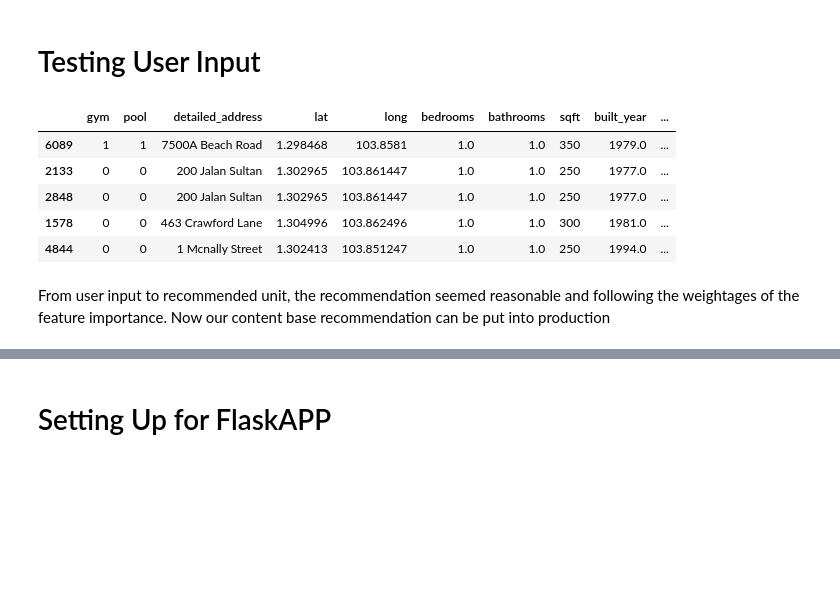
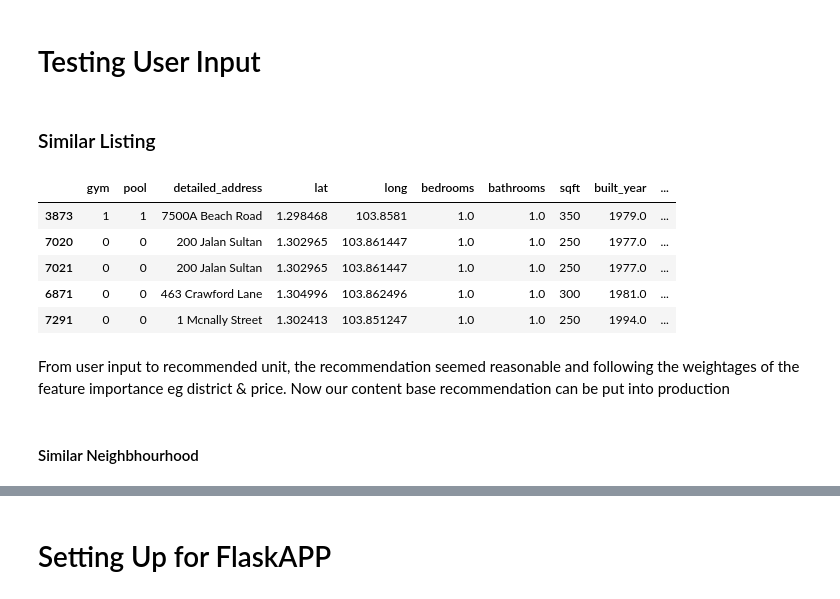
Before and after one commit to JosephSkippy/SingaporeCondoRental, a Jupyter notebook: 05 Recommendation.ipynb, the cells around one changed output, grey strips where cells are left out. Drawn from its saved outputs; the diff is of its cells as text; code cells hidden in the pictures; blank space fills up the shorter version.

Commit message:
update cluster recommendation

```diff
--- a/05 Recommendation.ipynb
+++ b/05 Recommendation.ipynb
@@ -170,30 +224,38 @@ user_input = {
     'sqft' : 123,
     'pool' : 1,
     'gym': 1,
+    'cluster_label' : 2
 }
 
-#need to rearrange column as per fit
-rearrange = ['district', 'mrt', 'built_year', 'walking_time_to_mrt', 'sqft', 'pool', 'gym', 'price_month']
+#need to rearrange column as per fit for ct
+#for recommending similar listing
+rearrange = ['district', 'mrt', 'built_year', 'walking_time_to_mrt', 'sqft', 'pool', 'gym', 'price_month', 'cluster_label']
 
-testing2 = pd.DataFrame.from_dict(user_input, orient='index').T
-testing2 = testing2[rearrange]
+testing = pd.DataFrame.from_dict(user_input, orient='index').T
+testing = testing[rearrange]
 # %%
 #transform into dataframe
-user = pd.DataFrame(ct.transform(testing2).toarray(), columns=all_feature)
+user = pd.DataFrame(ct.transform(testing).toarray(), columns=all_feature)
+# %% [markdown]
+### Similar Listing
+# %%
+user_sim = user.drop('cluster_label', axis=1)
 # %%
 #update the weight of the feature (eg put more importance on price and district)
-user = feature_importance.transform(user)
+user_sim = feature_importance.transform(user_sim)
 # %%
 #display recommender
-index = neigh.kneighbors(user,  return_distance=False)
+index = neigh.kneighbors(user_sim,  return_distance=False)
 selected_index = np.reshape(index, -1)
 df_recommender.iloc[selected_index]
 # %% [output]
 |  | gym | pool | detailed_address | lat | long | bedrooms | bathrooms | sqft | built_year | ... |
-| 6089 | 1 | 1 | 7500A Beach Road | 1.298468 | 103.8581 | 1.0 | 1.0 | 350 | 1979.0 | ... |
-| 2133 | 0 | 0 | 200 Jalan Sultan | 1.302965 | 103.861447 | 1.0 | 1.0 | 250 | 1977.0 | ... |
-| 2848 | 0 | 0 | 200 Jalan Sultan | 1.302965 | 103.861447 | 1.0 | 1.0 | 250 | 1977.0 | ... |
-| 1578 | 0 | 0 | 463 Crawford Lane | 1.304996 | 103.862496 | 1.0 | 1.0 | 300 | 1981.0 | ... |
-| 4844 | 0 | 0 | 1 Mcnally Street | 1.302413 | 103.851247 | 1.0 | 1.0 | 250 | 1994.0 | ... |
+| 3873 | 1 | 1 | 7500A Beach Road | 1.298468 | 103.8581 | 1.0 | 1.0 | 350 | 1979.0 | ... |
+| 7020 | 0 | 0 | 200 Jalan Sultan | 1.302965 | 103.861447 | 1.0 | 1.0 | 250 | 1977.0 | ... |
+| 7021 | 0 | 0 | 200 Jalan Sultan | 1.302965 | 103.861447 | 1.0 | 1.0 | 250 | 1977.0 | ... |
+| 6871 | 0 | 0 | 463 Crawford Lane | 1.304996 | 103.862496 | 1.0 | 1.0 | 300 | 1981.0 | ... |
+| 7291 | 0 | 0 | 1 Mcnally Street | 1.302413 | 103.851247 | 1.0 | 1.0 | 250 | 1994.0 | ... |
 # %% [markdown]
-From user input to recommended unit, the recommendation seemed reasonable and following the weightages of the feature importance. Now our content base recommendation can be put into production
+From user input to recommended unit, the recommendation seemed reasonable and following the weightages of the feature importance eg district & price. Now our content base recommendation can be put into production
+# %% [markdown]
+#### Similar Neighbhourhood
```
Also changed, not shown: parts of 34 cells of this notebook, 16 other files.
